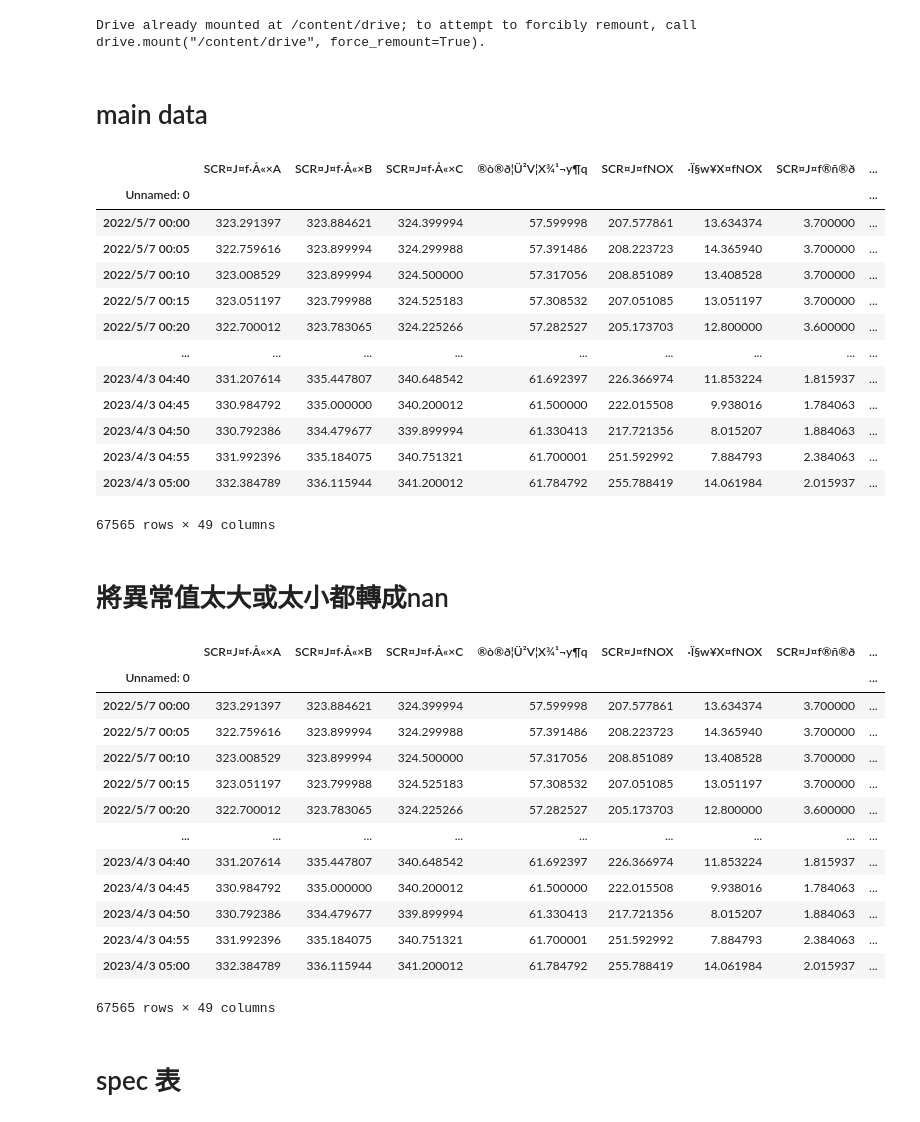
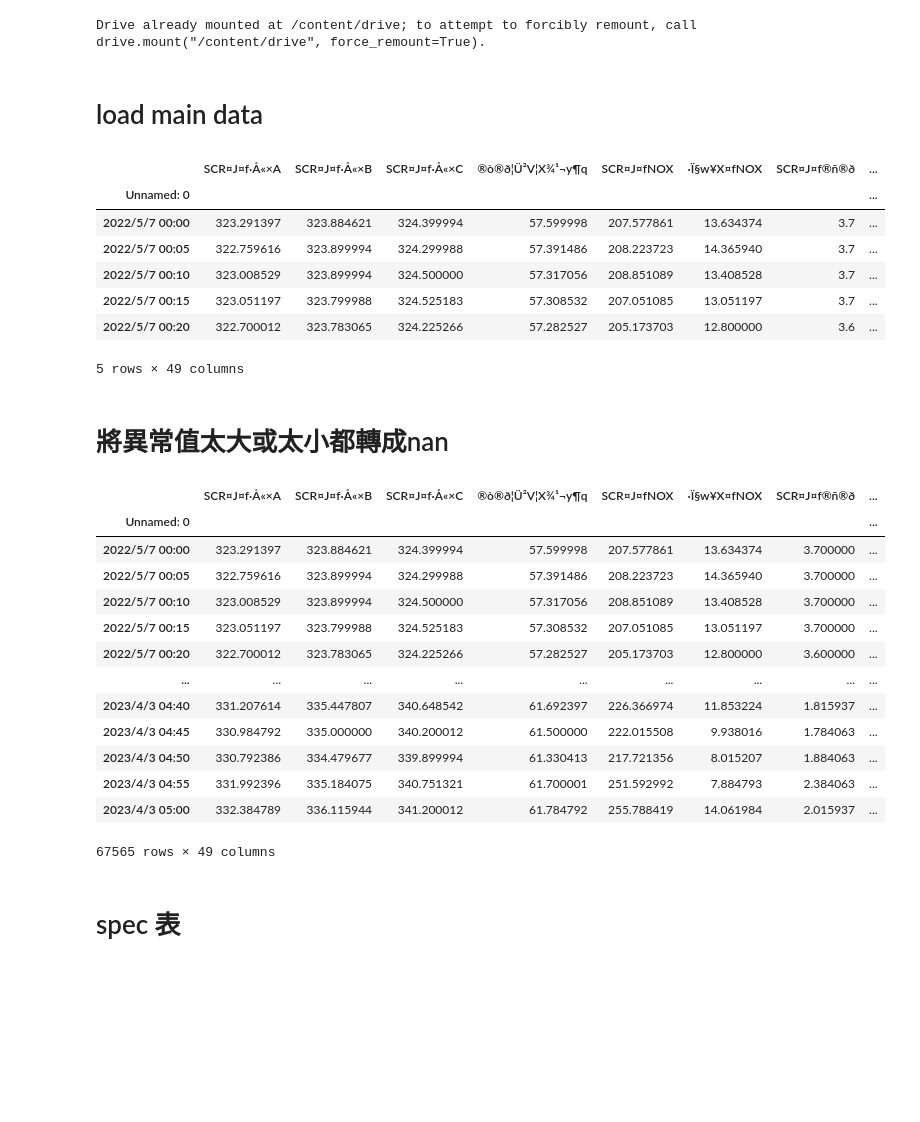
Before and after one commit to skywalker0803r/SCR, a Jupyter notebook: create_data.ipynb, the cells around one changed output. Drawn from its saved outputs; the diff is of its cells as text; code cells hidden in the pictures; blank space fills up the shorter version.

```diff
--- a/create_data.ipynb
+++ b/create_data.ipynb
@@ -6,53 +6,52 @@ drive.mount('/content/drive')
 # %% [output]
 Drive already mounted at /content/drive; to attempt to forcibly remount, call drive.mount("/content/drive", force_remount=True).
 # %% [markdown]
-# main data
+# load main data
 # %%
 import pandas as pd
 import numpy as np
 
 path = '/content/drive/MyDrive/SCR/LT2_SCR_20220507_20230403(5min)F.csv'
 df = pd.read_csv(path, encoding= 'unicode_escape')
+
 df.set_index(df.columns[0],inplace=True)
+
 for i in df.columns:
   df[i] = pd.to_numeric(df[i],errors='coerce')
-df
+
+df.head()
 # %% [output]
 |  | SCR¤J¤f·Å«×A | SCR¤J¤f·Å«×B | SCR¤J¤f·Å«×C | ®ò®ð¦Ü²V¦X¾¹¬y¶q | SCR¤J¤fNOX | ·Ï§w¥X¤fNOX | SCR¤J¤f®ñ®ð | ... |
 | Unnamed: 0 |  |  |  |  |  |  |  | ... |
-| 2022/5/7 00:00 | 323.291397 | 323.884621 | 324.399994 | 57.599998 | 207.577861 | 13.634374 | 3.700000 | ... |
-| 2022/5/7 00:05 | 322.759616 | 323.899994 | 324.299988 | 57.391486 | 208.223723 | 14.365940 | 3.700000 | ... |
-| 2022/5/7 00:10 | 323.008529 | 323.899994 | 324.500000 | 57.317056 | 208.851089 | 13.408528 | 3.700000 | ... |
-| 2022/5/7 00:15 | 323.051197 | 323.799988 | 324.525183 | 57.308532 | 207.051085 | 13.051197 | 3.700000 | ... |
-| 2022/5/7 00:20 | 322.700012 | 323.783065 | 324.225266 | 57.282527 | 205.173703 | 12.800000 | 3.600000 | ... |
-| ... | ... | ... | ... | ... | ... | ... | ... | ... |
-| 2023/4/3 04:40 | 331.207614 | 335.447807 | 340.648542 | 61.692397 | 226.366974 | 11.853224 | 1.815937 | ... |
-| 2023/4/3 04:45 | 330.984792 | 335.000000 | 340.200012 | 61.500000 | 222.015508 | 9.938016 | 1.784063 | ... |
-| 2023/4/3 04:50 | 330.792386 | 334.479677 | 339.899994 | 61.330413 | 217.721356 | 8.015207 | 1.884063 | ... |
-| 2023/4/3 04:55 | 331.992396 | 335.184075 | 340.751321 | 61.700001 | 251.592992 | 7.884793 | 2.384063 | ... |
-| 2023/4/3 05:00 | 332.384789 | 336.115944 | 341.200012 | 61.784792 | 255.788419 | 14.061984 | 2.015937 | ... |
+| 2022/5/7 00:00 | 323.291397 | 323.884621 | 324.399994 | 57.599998 | 207.577861 | 13.634374 | 3.7 | ... |
+| 2022/5/7 00:05 | 322.759616 | 323.899994 | 324.299988 | 57.391486 | 208.223723 | 14.365940 | 3.7 | ... |
+| 2022/5/7 00:10 | 323.008529 | 323.899994 | 324.500000 | 57.317056 | 208.851089 | 13.408528 | 3.7 | ... |
+| 2022/5/7 00:15 | 323.051197 | 323.799988 | 324.525183 | 57.308532 | 207.051085 | 13.051197 | 3.7 | ... |
+| 2022/5/7 00:20 | 322.700012 | 323.783065 | 324.225266 | 57.282527 | 205.173703 | 12.800000 | 3.6 | ... |
-67565 rows × 49 columns
+5 rows × 49 columns
 # %% [markdown]
 # 將異常值太大或太小都轉成nan
 # %%
-df.replace([np.inf, -np.inf], np.nan, inplace=True)
+df.replace(
+    [np.inf, -np.inf],
+    np.nan,
+    inplace=True)
+df
+# %% [output]
+|  | SCR¤J¤f·Å«×A | SCR¤J¤f·Å«×B | SCR¤J¤f·Å«×C | ®ò®ð¦Ü²V¦X¾¹¬y¶q | SCR¤J¤fNOX | ·Ï§w¥X¤fNOX | SCR¤J¤f®ñ®ð | ... |
+| Unnamed: 0 |  |  |  |  |  |  |  | ... |
+| 2022/5/7 00:00 | 323.291397 | 323.884621 | 324.399994 | 57.599998 | 207.577861 | 13.634374 | 3.700000 | ... |
+| 2022/5/7 00:05 | 322.759616 | 323.899994 | 324.299988 | 57.391486 | 208.223723 | 14.365940 | 3.700000 | ... |
+| 2022/5/7 00:10 | 323.008529 | 323.899994 | 324.500000 | 57.317056 | 208.851089 | 13.408528 | 3.700000 | ... |
+| 2022/5/7 00:15 | 323.051197 | 323.799988 | 324.525183 | 57.308532 | 207.051085 | 13.051197 | 3.700000 | ... |
+| 2022/5/7 00:20 | 322.700012 | 323.783065 | 324.225266 | 57.282527 | 205.173703 | 12.800000 | 3.600000 | ... |
+| ... | ... | ... | ... | ... | ... | ... | ... | ... |
+| 2023/4/3 04:40 | 331.207614 | 335.447807 | 340.648542 | 61.692397 | 226.366974 | 11.853224 | 1.815937 | ... |
+| 2023/4/3 04:45 | 330.984792 | 335.000000 | 340.200012 | 61.500000 | 222.015508 | 9.938016 | 1.784063 | ... |
+| 2023/4/3 04:50 | 330.792386 | 334.479677 | 339.899994 | 61.330413 | 217.721356 | 8.015207 | 1.884063 | ... |
+| 2023/4/3 04:55 | 331.992396 | 335.184075 | 340.751321 | 61.700001 | 251.592992 | 7.884793 | 2.384063 | ... |
+| 2023/4/3 05:00 | 332.384789 | 336.115944 | 341.200012 | 61.784792 | 255.788419 | 14.061984 | 2.015937 | ... |
+67565 rows × 49 columns
-# %%
-df
-# %% [output]
-|  | SCR¤J¤f·Å«×A | SCR¤J¤f·Å«×B | SCR¤J¤f·Å«×C | ®ò®ð¦Ü²V¦X¾¹¬y¶q | SCR¤J¤fNOX | ·Ï§w¥X¤fNOX | SCR¤J¤f®ñ®ð | ... |
-| Unnamed: 0 |  |  |  |  |  |  |  | ... |
-| 2022/5/7 00:00 | 323.291397 | 323.884621 | 324.399994 | 57.599998 | 207.577861 | 13.634374 | 3.700000 | ... |
-| 2022/5/7 00:05 | 322.759616 | 323.899994 | 324.299988 | 57.391486 | 208.223723 | 14.365940 | 3.700000 | ... |
-| 2022/5/7 00:10 | 323.008529 | 323.899994 | 324.500000 | 57.317056 | 208.851089 | 13.408528 | 3.700000 | ... |
-| 2022/5/7 00:15 | 323.051197 | 323.799988 | 324.525183 | 57.308532 | 207.051085 | 13.051197 | 3.700000 | ... |
-| 2022/5/7 00:20 | 322.700012 | 323.783065 | 324.225266 | 57.282527 | 205.173703 | 12.800000 | 3.600000 | ... |
-| ... | ... | ... | ... | ... | ... | ... | ... | ... |
-| 2023/4/3 04:40 | 331.207614 | 335.447807 | 340.648542 | 61.692397 | 226.366974 | 11.853224 | 1.815937 | ... |
-| 2023/4/3 04:45 | 330.984792 | 335.000000 | 340.200012 | 61.500000 | 222.015508 | 9.938016 | 1.784063 | ... |
-| 2023/4/3 04:50 | 330.792386 | 334.479677 | 339.899994 | 61.330413 | 217.721356 | 8.015207 | 1.884063 | ... |
-| 2023/4/3 04:55 | 331.992396 | 335.184075 | 340.751321 | 61.700001 | 251.592992 | 7.884793 | 2.384063 | ... |
-| 2023/4/3 05:00 | 332.384789 | 336.115944 | 341.200012 | 61.784792 | 255.788419 | 14.061984 | 2.015937 | ... |
-67565 rows × 49 columns
 # %% [markdown]
 # spec 表
 # %%
```
Also changed, not shown: parts of 12 cells of this notebook.
